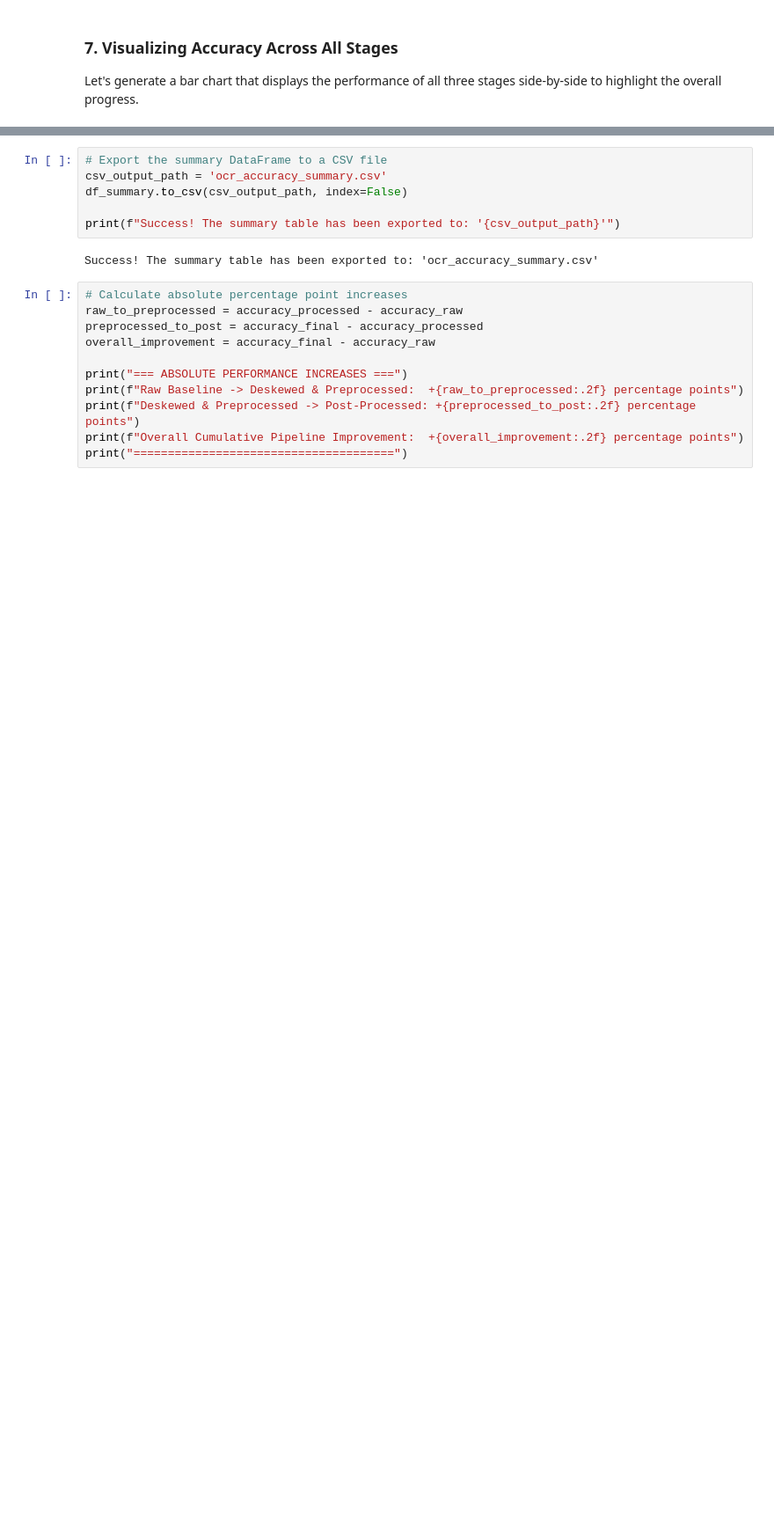
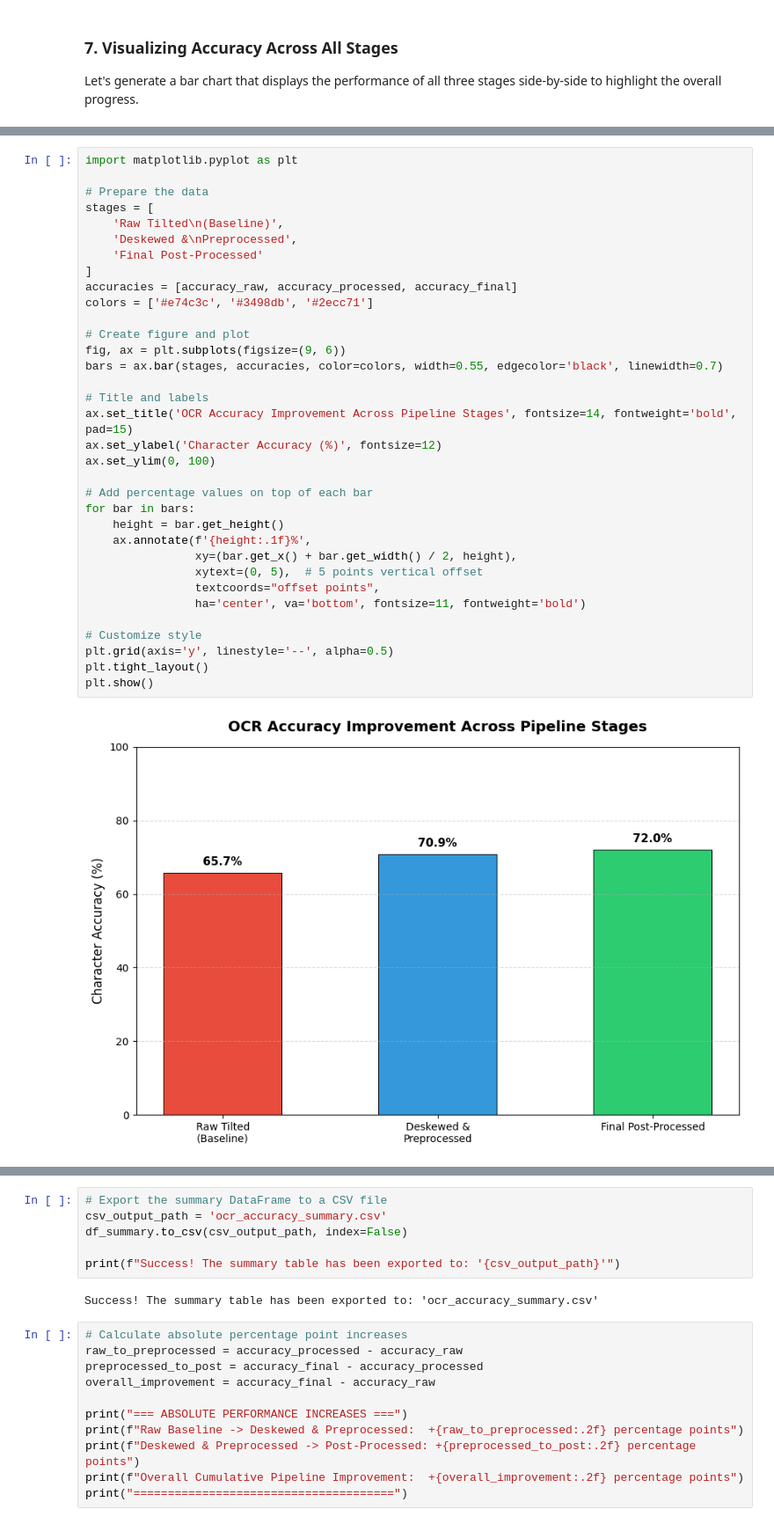
Before and after one commit to JacekDrzycimski/6tunnel, a Jupyter notebook: OCR_2.ipynb, the cells around one changed output, grey strips where cells are left out. Shown at 88% size. Drawn from its saved outputs; the diff is of its cells as text; blank space fills up the shorter version.

```diff
--- a/OCR_2.ipynb
+++ b/OCR_2.ipynb
@@ -369,0 +428,36 @@ Let's generate a bar chart that displays the performance of all three stages sid
+# %%
+import matplotlib.pyplot as plt
+
+# Prepare the data
+stages = [
+    'Raw Tilted\n(Baseline)',
+    'Deskewed &\nPreprocessed',
+    'Final Post-Processed'
+]
+accuracies = [accuracy_raw, accuracy_processed, accuracy_final]
+colors = ['#e74c3c', '#3498db', '#2ecc71']
+
+# Create figure and plot
+fig, ax = plt.subplots(figsize=(9, 6))
+bars = ax.bar(stages, accuracies, color=colors, width=0.55, edgecolor='black', linewidth=0.7)
+
+# Title and labels
+ax.set_title('OCR Accuracy Improvement Across Pipeline Stages', fontsize=14, fontweight='bold', pad=15)
+ax.set_ylabel('Character Accuracy (%)', fontsize=12)
+ax.set_ylim(0, 100)
+
+# Add percentage values on top of each bar
+for bar in bars:
+    height = bar.get_height()
+    ax.annotate(f'{height:.1f}%',
+                xy=(bar.get_x() + bar.get_width() / 2, height),
+                xytext=(0, 5),  # 5 points vertical offset
+                textcoords="offset points",
+                ha='center', va='bottom', fontsize=11, fontweight='bold')
+
+# Customize style
+plt.grid(axis='y', linestyle='--', alpha=0.5)
+plt.tight_layout()
+plt.show()
+# %% [output]
+[figure, added]
```
Also changed, not shown: parts of 31 cells of this notebook.
